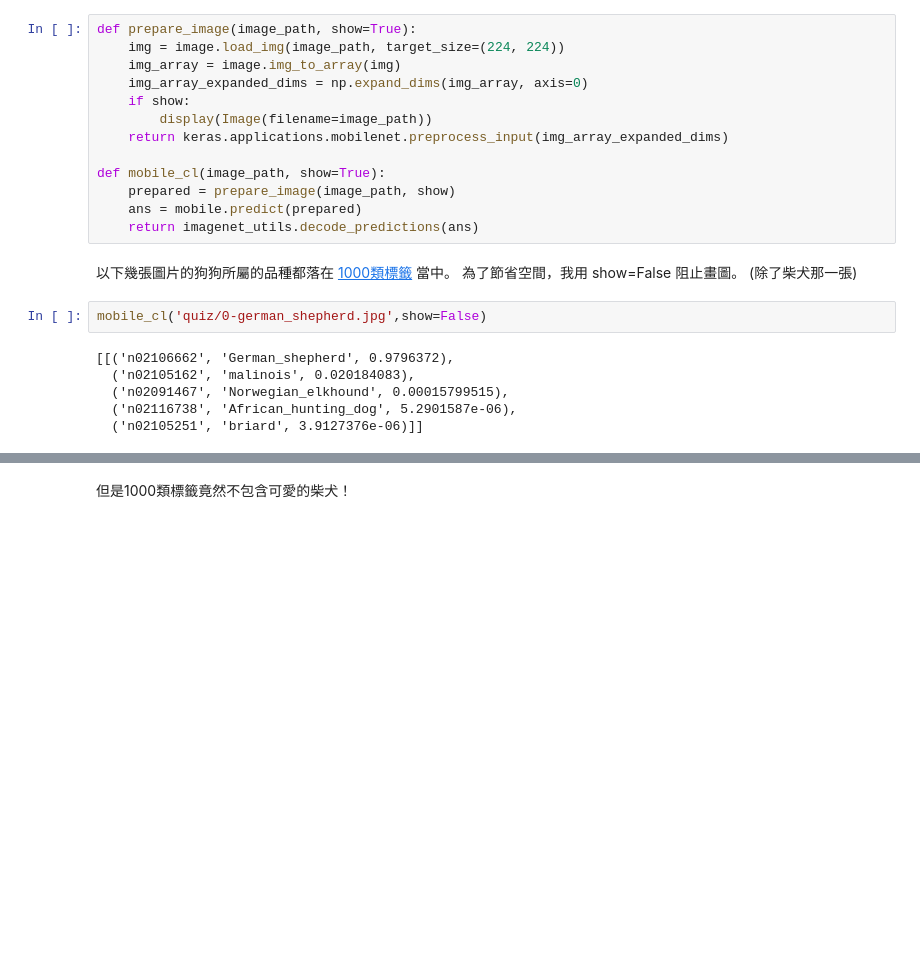
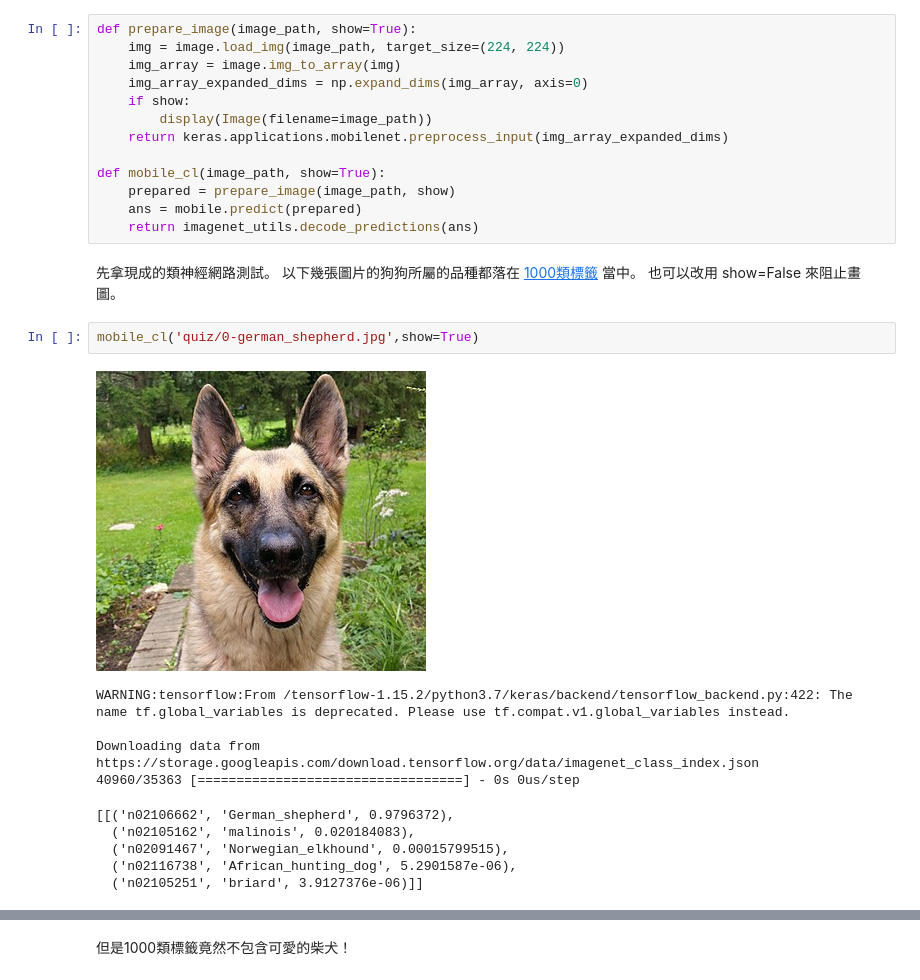
Before and after one commit to ckhung/keras-mobilenet, a Jupyter notebook: km-transfer.ipynb, the cells around one changed output, grey strips where cells are left out. Saved outputs shown, nothing was run; the diff lists cells and outputs as text; blank space fills up the shorter version.

```diff
--- a/km-transfer.ipynb
+++ b/km-transfer.ipynb
@@ -82,13 +75,18 @@ def mobile_cl(image_path, show=True):
     ans = mobile.predict(prepared)
     return imagenet_utils.decode_predictions(ans)
 # %% [markdown]
-以下幾張圖片的狗狗所屬的品種都落在 [1000類標籤](https://storage.googleapis.com/download.tensorflow.org/data/imagenet_class_index.json) 當中。 為了節省空間，我用 show=False 阻止畫圖。 (除了柴犬那一張)
+先拿現成的類神經網路測試。 以下幾張圖片的狗狗所屬的品種都落在 [1000類標籤](https://storage.googleapis.com/download.tensorflow.org/data/imagenet_class_index.json) 當中。 也可以改用 show=False 來阻止畫圖。
 # %%
-mobile_cl('quiz/0-german_shepherd.jpg',show=False)
+mobile_cl('quiz/0-german_shepherd.jpg',show=True)
 # %% [output]
+[figure, added]
-[[('n02106662', 'German_shepherd', 0.9796372),
-  ('n02105162', 'malinois', 0.020184083),
-  ('n02091467', 'Norwegian_elkhound', 0.00015799515),
-  ('n02116738', 'African_hunting_dog', 5.2901587e-06),
-  ('n02105251', 'briard', 3.9127376e-06)]]
+WARNING:tensorflow:From /tensorflow-1.15.2/python3.7/keras/backend/tensorflow_backend.py:422: The name tf.global_variables is deprecated. Please use tf.compat.v1.global_variables instead.
+
+Downloading data from https://storage.googleapis.com/download.tensorflow.org/data/imagenet_class_index.json
+40960/35363 [==================================] - 0s 0us/step
+[[('n02106662', 'German_shepherd', 0.9796372),
+  ('n02105162', 'malinois', 0.020184083),
+  ('n02091467', 'Norwegian_elkhound', 0.00015799515),
+  ('n02116738', 'African_hunting_dog', 5.2901587e-06),
+  ('n02105251', 'briard', 3.9127376e-06)]]
 # %%
```
Also changed, not shown: parts of 20 cells of this notebook.
